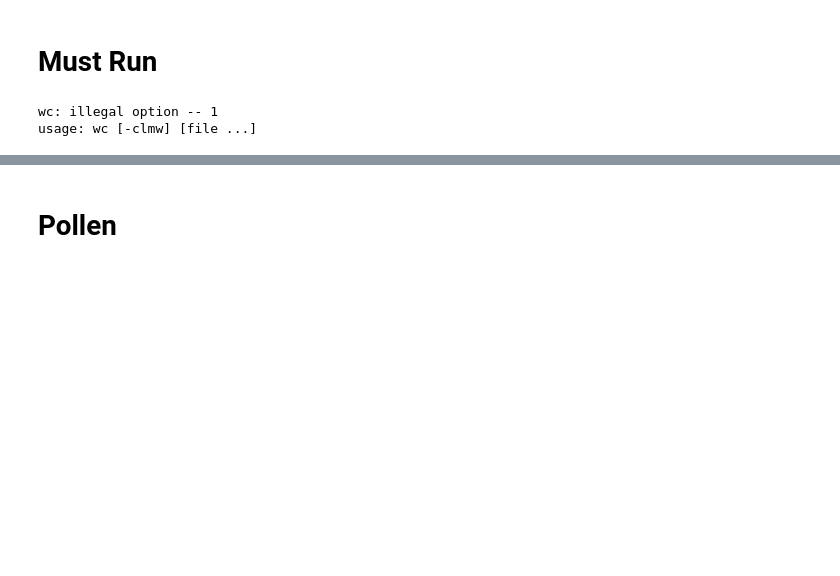
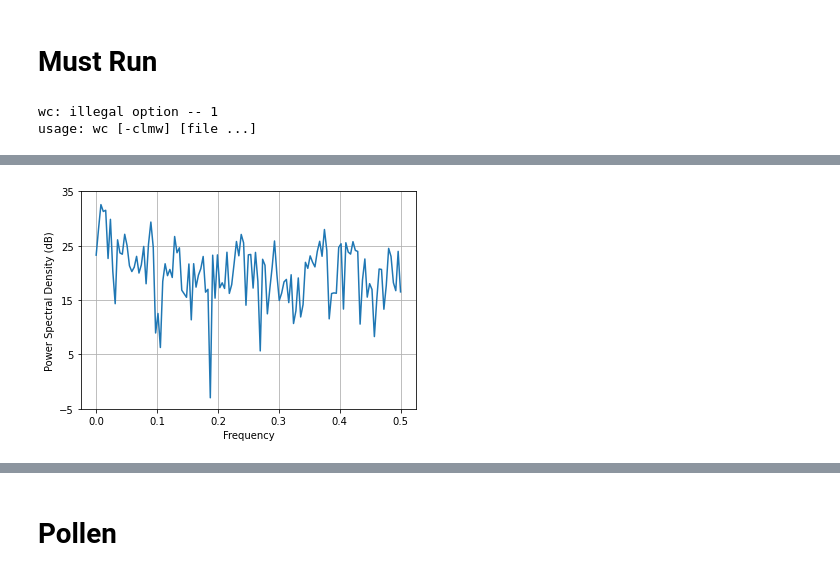
Before and after one commit to athena-ye/Historical-Data, a Jupyter notebook: Historical Data.ipynb, the cells around one changed output, grey strips where cells are left out. Saved outputs shown, nothing was run; the diff lists cells and outputs as text; code cells hidden in the pictures; blank space fills up the shorter version.

```diff
--- a/Historical Data.ipynb
+++ b/Historical Data.ipynb
@@ -21,0 +27,18 @@ usage: wc [-clmw] [file ...]
+# %%
+#upload pollen dataset as csv
+pmm = pd.read_csv('/Users/athenaye/Downloads/Partial Migration in the Mediterranean storm petrel (BirdLife Malta).csv')
+
+#make columns manageable
+pmm['timestamp'] =  pd.to_datetime(pmm['timestamp'])
+pmm['Date'] = pmm['timestamp'].dt.date
+pmm['Time'] = pmm['timestamp'].dt.time
+pmm['Coordinates']  = list(zip(pmm['location-lat'], pmm['location-long']))
+
+#drop unwanted columns and NaNs
+smallpmm = pmm.drop(labels=['event-id', 'visible', 'timestamp',
+       'bas:confidence', 'end-timestamp', 'geolocator-fix-type',
+       'gls:light-level', 'manually-marked-outlier', 'start-timestamp',
+       'sensor-type', 'individual-taxon-canonical-name', 'individual-local-identifier', 'study-name', 'Coordinates'], axis = 1)
+smallpmmnumbers = smallpmm.dropna()
+smallpmmnumbers['Coordinates']  = list(zip(smallpmmnumbers['location-lat'], smallpmmnumbers['location-long']))
+indexedpmm = smallpmmnumbers.set_index(['tag-local-identifier'])
@@ -21,0 +51,29 @@ usage: wc [-clmw] [file ...]
+# %%
+#Make a dataset for animal 659
+sixfivenine = pd.DataFrame()
+for x in range(len(indexedpmm.index)):
+    if indexedpmm.index[x] == 'Z659':
+        sixfivenine = pd.concat([sixfivenine, indexedpmm.iloc[x]], axis = 1)
+sixfivenine = sixfivenine.T
+sixfivenine['Date'] = pd.to_datetime(sixfivenine['Date'])
+sixfivenine = sixfivenine.set_index('Date')
+sixfivenine['location-longint'] = sixfivenine['location-long'].astype(str).astype(float)
+sixfivenine['location-latint'] = sixfivenine['location-lat'].astype(str).astype(float)
+# %%
+#Make a plot for distance per day
+distperdayarr = np.empty(len(groupedsixfivenine))
+for x in range(len(groupedsixfivenine)):
+    coord1 = groupedsixfivenine['MeanCoordinates'].iloc[x]
+    coord2 = groupedsixfivenine['MeanCoordinates'].iloc[x-1]
+    distperdayarr[x] = geopy.distance.distance(coord1, coord2).km
+distperday = pd.DataFrame(distperdayarr)
+distperday = distperday.set_index(groupedsixfivenine.index)
+plt.plot(distperday)
+# %%
+#PSD of distance per day with an NFFT of 2^8, with plt.psd() detrending the data
+a, b = plt.psd(distperday, Fs = 1, scale_by_freq = False, NFFT = 2**8, detrend = 'linear')
+distperdaydataarg = a
+distperdayindexarg = b
+zdistperdayinmeeting = stat.zscore(distperdaydataarg)
+# %% [output]
+[figure, added]
```
Also changed, not shown: parts of 85 cells of this notebook, 5 other files.
